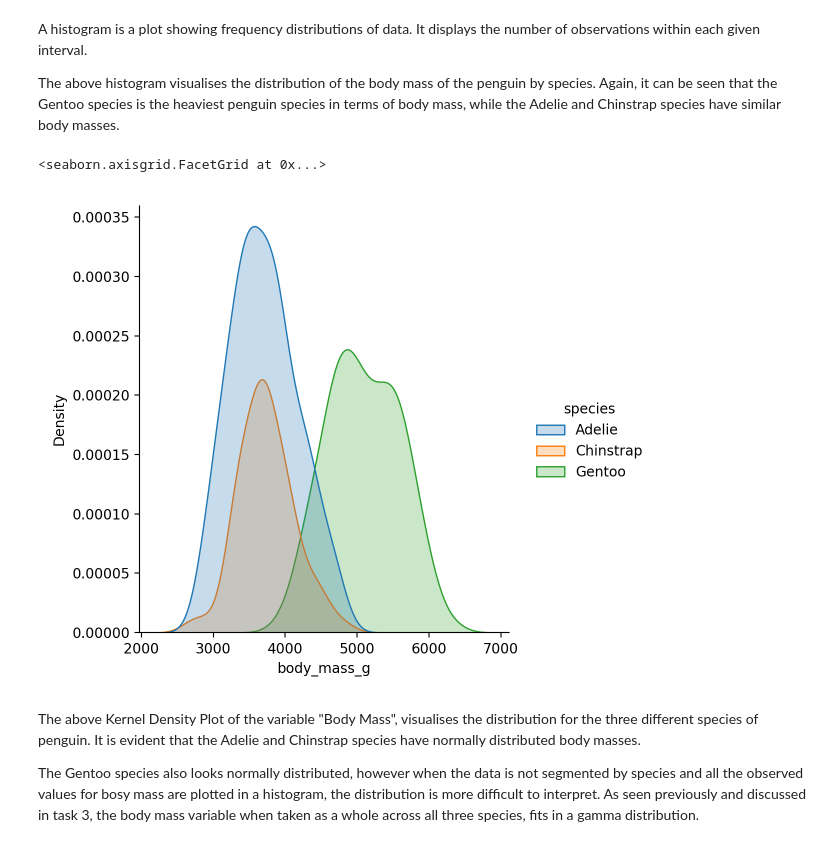
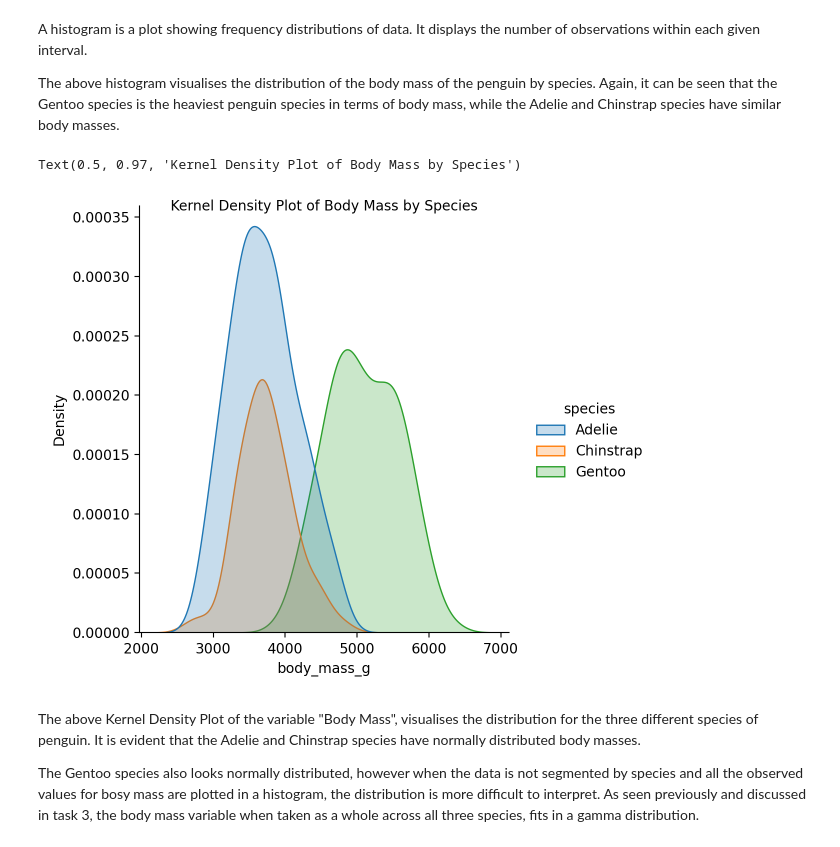
Before and after one commit to rachel-king4/fundamentalsofdataanalysis, a Jupyter notebook: tasks.ipynb, the cells around one changed output. Cells and saved outputs as stored; diff of their text form; code cells hidden in the pictures.

Commit message:
fixed title on kde plot

```diff
--- a/tasks.ipynb
+++ b/tasks.ipynb
@@ -682,10 +682,11 @@ A histogram is a plot showing frequency distributions of data. It displays the n
 The above histogram visualises the distribution of the body mass of the penguin by species. Again, it can be seen that the Gentoo species is the heaviest penguin species in terms of body mass, while the Adelie and Chinstrap species have similar body masses.
 # %%
 # plot a kernel density plot using seaborn
-sns.displot(penguins, x="body_mass_g", hue="species", kind="kde", fill=True)
+sns.displot(penguins, x="body_mass_g", hue="species", kind="kde", fill=True);
+plt.title('Kernel Density Plot of Body Mass by Species', y=0.97, fontsize = 10)    # to add a title to the plot
 # %% [output]
-<seaborn.axisgrid.FacetGrid at 0x...>
+Text(0.5, 0.97, 'Kernel Density Plot of Body Mass by Species')
-[figure, old version]
+[figure, new version]
 # %% [markdown]
 The above Kernel Density Plot of the variable "Body Mass", visualises the distribution for the three different species of penguin. It is evident that the Adelie and Chinstrap species have normally distributed body masses.
 
```
